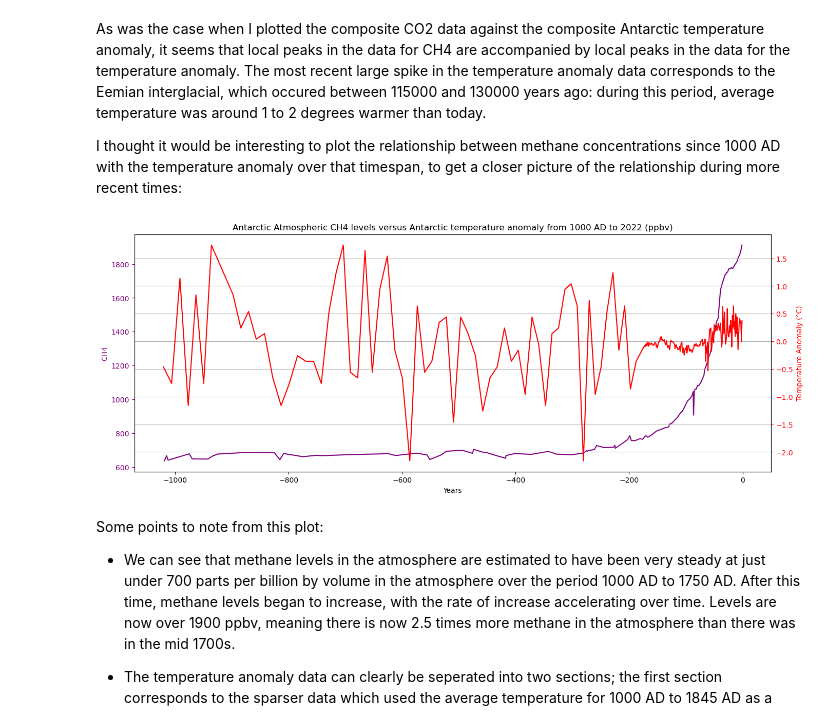
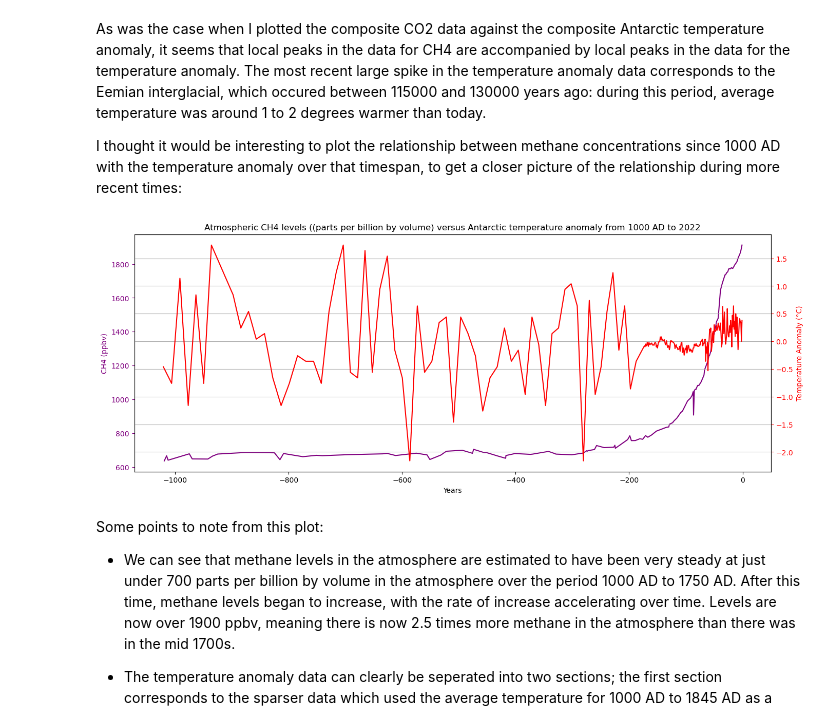
Before and after one commit to jmce22/pfda_project2, a Jupyter notebook: pfda_project2.ipynb, the cells around one changed output. Drawn from its saved outputs; the diff is of its cells as text; code cells hidden in the pictures.

```diff
--- a/pfda_project2.ipynb
+++ b/pfda_project2.ipynb
@@ -179,7 +179,7 @@ print(df_mauna_loa_csv)
 # %% [markdown]
 Next, the "Jouzel" temperature data inferred from deuterium levels in ice cores from EPICA Dome C:
 # %%
-df_temp_jouzel_csv = pd.read_csv("temp_jouzel_csv.csv")
+df_temp_jouzel_csv = pd.read_csv("climate_data/temp_jouzel_csv.csv")
 
 df_temp_jouzel_csv.rename(columns={'bag': 'bag', 'ztop': 'depth', 'EDC3béta': 'Years before 1950', 'AICC2012': 'year_new', 'deutfinal': 'deuterium', 'temp': 'temp_Kelvin', 'acc-EDC3beta' : 'acc-EDC3beta'}, inplace=True)
 
@@ -216,7 +216,7 @@ print(df_temp_jouzel_csv)
 # %% [markdown]
 I will now load up the dataset for the Antarctic temperature anomaly and create a new column which contains standardised data for the year to allow for easier comparison with other datasets:
 # %%
-df_antarctic_temp_anomaly_1850 = pd.read_csv("antarctic_temp_anomaly_csv.csv")
+df_antarctic_temp_anomaly_1850 = pd.read_csv("climate_data/antarctic_temp_anomaly_csv.csv")
 
 # Renaming columns to standardise across datasets when combining later on
 df_antarctic_temp_anomaly_1850.rename(columns={'Year': 'year', 'Anomaly': 'anomaly'}, inplace=True)
@@ -272,7 +272,7 @@ print(df_global_temp_anomaly_1850)
 # %% [markdown]
 I will now create dataframes for the data relating to **methane** and modify them where necessary. Firstly, the paleo data:
 # %%
-df_ch4_paleo = pd.read_csv("ch4_paleo_csv.csv")
+df_ch4_paleo = pd.read_csv("climate_data/ch4_paleo_csv.csv")
 
 # Here I am adding a new column called 'Years' to standardise the time measurements across different datasets.
 # The original dataset split the years by AD/BC so I subtracted 2023 from each year to standardise the measurement of time.
@@ -311,7 +311,7 @@ print(df_ch4_paleo)
 # %% [markdown]
 Secondly, the more recent methane data:
 # %%
-df_ch4_recent = pd.read_csv("ch4_recent_csv.csv")
+df_ch4_recent = pd.read_csv("climate_data/ch4_recent_csv.csv")
 
 # Here I am adding a new column called 'Years' to standardise the time measurements across different datasets.
 # The original dataset split the years by AD/BC so I subtracted 2023 from each year to standardise the measurement of time.
@@ -839,34 +852,34 @@ I thought it would be interesting to plot the relationship between methane conce
 # %%
 # First I will create a sub-dataframe from the CH4 dataframe containing only data relating to 1000 AD onwards
 df_CH4_post_1000 = df_ch4.loc[df_ch4['Years'] >= - 1023]
 
 # Next I will create a sub-dataframe of the anarctic temperature anomoly dataframe containg only data relating to
 # 1000 AD onwards
 df_temp_anomaly_post_1000 = df_temp_anomaly.loc[df_temp_anomaly['Years'] >= - 1023]
 
 # Next, I will plot them against each other in the same way I did for the full 800000 years:
 fig, ax1 = plt.subplots(figsize=(16, 6))
 
 # This creates a second y-axis which shares the same x-axis as the first y-axis
 ax2 = ax1.twinx()
 
 # Plot for CH4 on the primary y-axis
 ax1.plot(df_CH4_post_1000['Years'], df_CH4_post_1000['CH4'], color='purple', label='CH4')
 ax1.set_xlabel('Years')
-ax1.set_ylabel('CH4', color='purple')
+ax1.set_ylabel('CH4 (ppbv)', color='purple')
 ax1.tick_params(axis='y', colors='purple')
 
 # Plot for temperature anomaly on secondary y-axis.
 ax2.plot(df_temp_anomaly_post_1000['Years'], df_temp_anomaly_post_1000['anomaly'], color='red', label='Temperature anomaly')
 ax2.set_ylabel('Temperature Anomaly (°C)', color='red')
 ax2.tick_params(axis='y', colors='red')
 
-plt.title('Antarctic Atmospheric CH4 levels versus Antarctic temperature anomaly from 1000 AD to 2022 (ppbv)')
+plt.title('Atmospheric CH4 levels ((parts per billion by volume) versus Antarctic temperature anomaly from 1000 AD to 2022')
 plt.grid(True)    # This plots a grid which makes it easier to compare both sets of data
-plt.savefig('CH4_vs_temp_anomaly')
+plt.savefig('images/CH4_vs_temp_anomaly_post_1000AD.png')
 plt.show()
 # %% [output]
-[figure, old version]
+[figure, new version]
 # %% [markdown]
 Some points to note from this plot:
 
```
Also changed, not shown: parts of 29 cells of this notebook, 41 other files.
